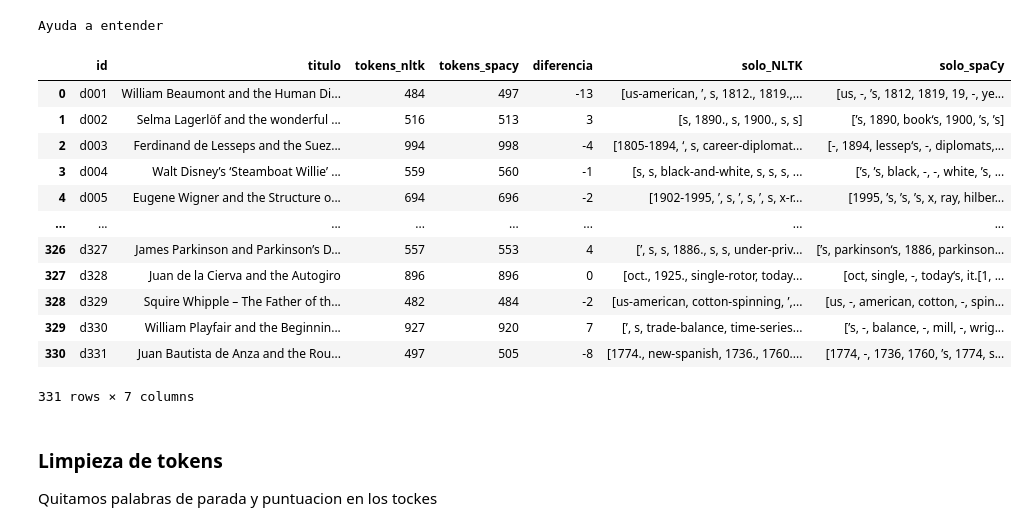
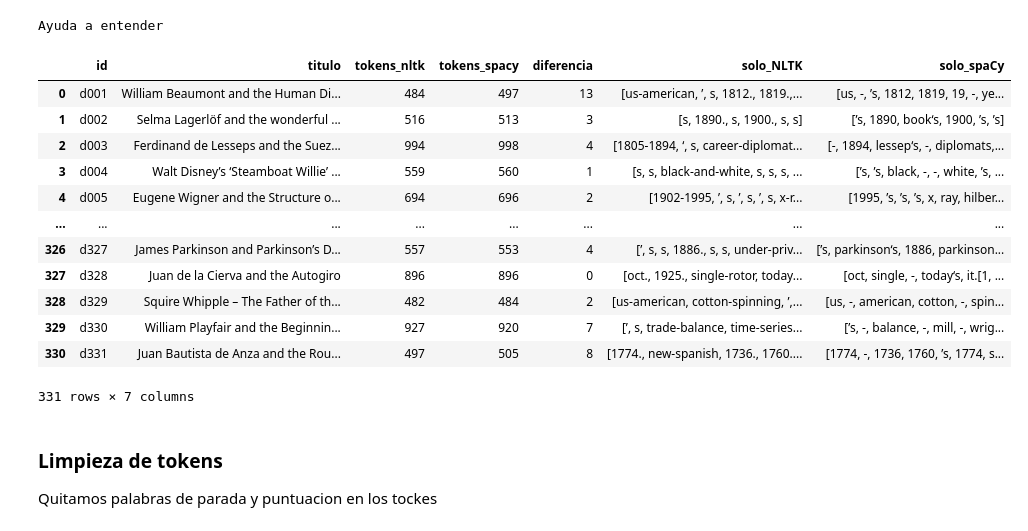
Before and after one commit to Things-I-learn/NLP-ml, a Jupyter notebook: Tarea1/Motores_Busqueda.ipynb, the cells around one changed output. Saved outputs shown, nothing was run; the diff lists cells and outputs as text; code cells hidden in the pictures.

Commit message:
Quito diferencias de tokens en negativo

```diff
--- a/Tarea1/Motores_Busqueda.ipynb
+++ b/Tarea1/Motores_Busqueda.ipynb
@@ -157,45 +208,45 @@ def compare_tokens(tokens_nltk, tokens_spacy):
     return solo_nltk, solo_spacy
 
 resultados = []
 
 for document in documents:
     texto = document["contenido_limpio"]
 
     tokens_nltk = tokenize_nltk(texto)
     tokens_spacy = tokenize_spacy(texto)
 
     set_nltk = set(tokens_nltk)
     set_spacy = set(tokens_spacy)
 
     solo_nltk = [token for token in tokens_nltk if token not in set_spacy]
     solo_spacy = [token for token in tokens_spacy if token not in set_nltk]
 
     resultados.append({
         "id": document["id"],
         "titulo": document["titulo"],
         "tokens_nltk": len(tokens_nltk),
         "tokens_spacy": len(tokens_spacy),
-        "diferencia": len(tokens_nltk) - len(tokens_spacy),
+        "diferencia": abs(len(tokens_nltk) - len(tokens_spacy)),
         "solo_NLTK": solo_nltk,
         "solo_spaCy": solo_spacy
     })
 
 comparacion = pd.DataFrame(resultados)
 
 display(comparacion)
 # %% [output]
 |  | id | titulo | tokens_nltk | tokens_spacy | diferencia | solo_NLTK | solo_spaCy |
-| 0 | d001 | William Beaumont and the Human Di... | 484 | 497 | -13 | [us-american, ’, s, 1812., 1819.,... | [us, -, ’s, 1812, 1819, 19, -, ye... |
+| 0 | d001 | William Beaumont and the Human Di... | 484 | 497 | 13 | [us-american, ’, s, 1812., 1819.,... | [us, -, ’s, 1812, 1819, 19, -, ye... |
 | 1 | d002 | Selma Lagerlöf and the wonderful ... | 516 | 513 | 3 | [s, 1890., s, 1900., s, s] | [’s, 1890, book‘s, 1900, ’s, ’s] |
-| 2 | d003 | Ferdinand de Lesseps and the Suez... | 994 | 998 | -4 | [1805-1894, ‘, s, career-diplomat... | [-, 1894, lessep‘s, -, diplomats,... |
-| 3 | d004 | Walt Disney’s ‘Steamboat Willie’ ... | 559 | 560 | -1 | [s, s, black-and-white, s, s, s, ... | [’s, ’s, black, -, -, white, ’s, ... |
-| 4 | d005 | Eugene Wigner and the Structure o... | 694 | 696 | -2 | [1902-1995, ’, s, ’, s, ’, s, x-r... | [1995, ’s, ’s, ’s, x, ray, hilber... |
+| 2 | d003 | Ferdinand de Lesseps and the Suez... | 994 | 998 | 4 | [1805-1894, ‘, s, career-diplomat... | [-, 1894, lessep‘s, -, diplomats,... |
+| 3 | d004 | Walt Disney’s ‘Steamboat Willie’ ... | 559 | 560 | 1 | [s, s, black-and-white, s, s, s, ... | [’s, ’s, black, -, -, white, ’s, ... |
+| 4 | d005 | Eugene Wigner and the Structure o... | 694 | 696 | 2 | [1902-1995, ’, s, ’, s, ’, s, x-r... | [1995, ’s, ’s, ’s, x, ray, hilber... |
 | ... | ... | ... | ... | ... | ... | ... | ... |
 | 326 | d327 | James Parkinson and Parkinson’s D... | 557 | 553 | 4 | [’, s, s, 1886., s, s, under-priv... | [’s, parkinson‘s, 1886, parkinson... |
 | 327 | d328 | Juan de la Cierva and the Autogiro | 896 | 896 | 0 | [oct., 1925., single-rotor, today... | [oct, single, -, today‘s, it.[1, ... |
-| 328 | d329 | Squire Whipple – The Father of th... | 482 | 484 | -2 | [us-american, cotton-spinning, ’,... | [us, -, american, cotton, -, spin... |
+| 328 | d329 | Squire Whipple – The Father of th... | 482 | 484 | 2 | [us-american, cotton-spinning, ’,... | [us, -, american, cotton, -, spin... |
 | 329 | d330 | William Playfair and the Beginnin... | 927 | 920 | 7 | [’, s, trade-balance, time-series... | [’s, -, balance, -, mill, -, wrig... |
-| 330 | d331 | Juan Bautista de Anza and the Rou... | 497 | 505 | -8 | [1774., new-spanish, 1736., 1760.... | [1774, -, 1736, 1760, ’s, 1774, s... |
+| 330 | d331 | Juan Bautista de Anza and the Rou... | 497 | 505 | 8 | [1774., new-spanish, 1736., 1760.... | [1774, -, 1736, 1760, ’s, 1774, s... |
 331 rows × 7 columns
 # %% [markdown]
 ### Limpieza de tokens
```
Also changed, not shown: parts of 1 cell of this notebook.
